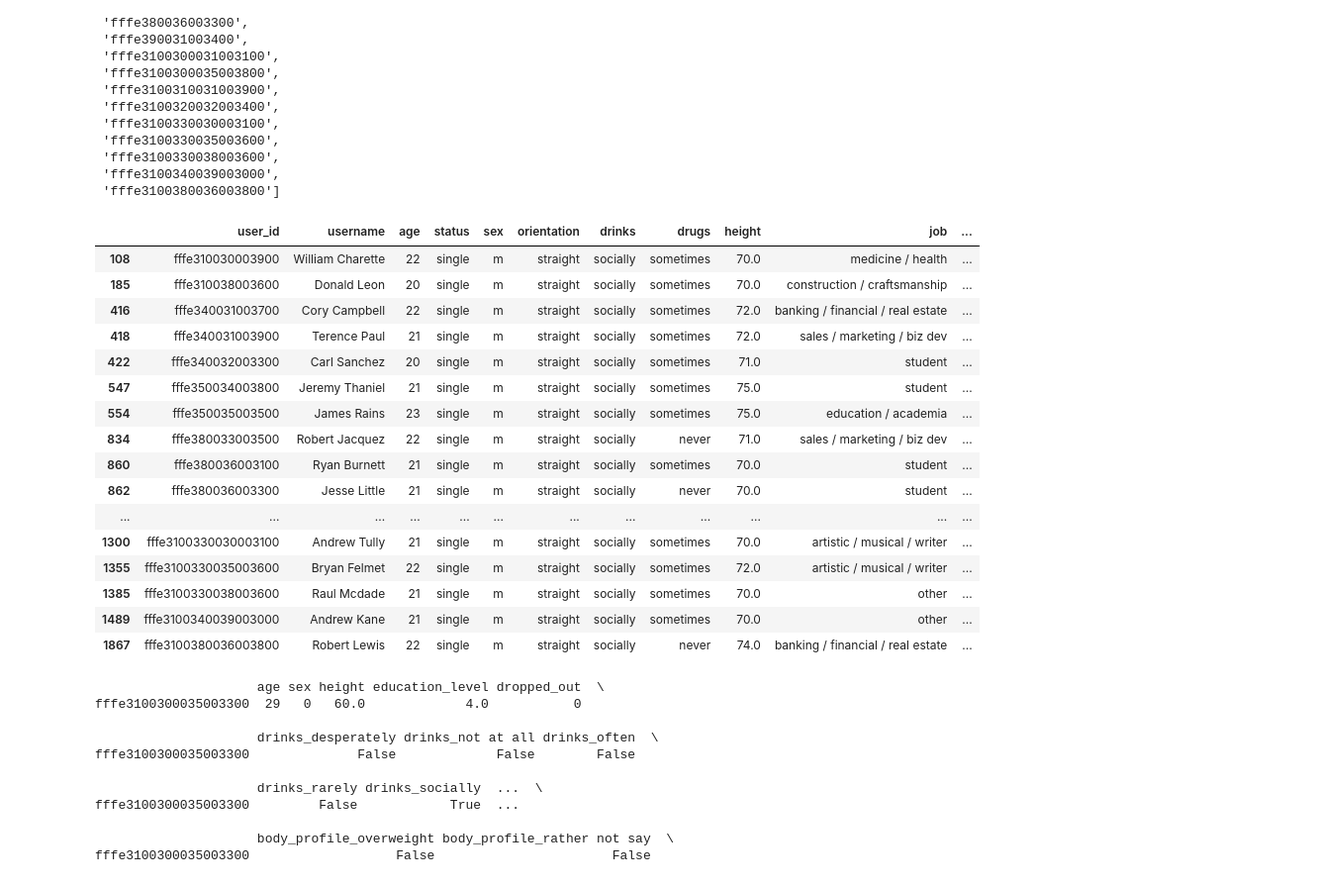
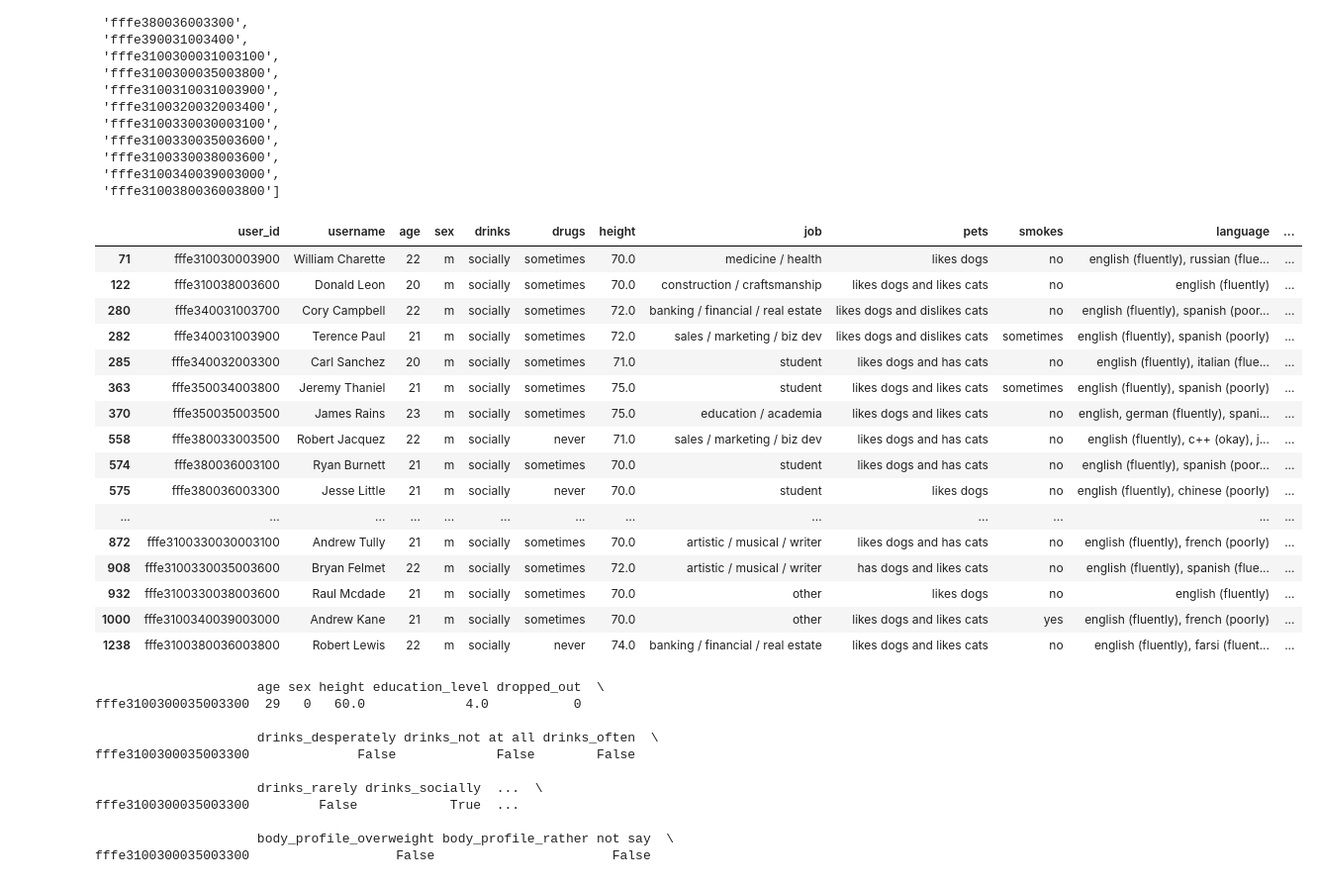
Before and after one commit to shaq31415926/intro-to-ml, a Jupyter notebook: 04Lecture/notebooks/04.3-sh-tinder-recommendations.ipynb, the cells around one changed output. Shown at 99% size. Saved outputs shown, nothing was run; the diff lists cells and outputs as text; code cells hidden in the pictures.

Commit message:
tinder recommendations

```diff
--- a/04Lecture/notebooks/04.3-sh-tinder-recommendations.ipynb
+++ b/04Lecture/notebooks/04.3-sh-tinder-recommendations.ipynb
@@ -183,27 +174,27 @@ user_ids
 # %%
 # read the raw data and get the profiles for the test user:
 
-tinder_data_raw = pd.read_csv("../../03Lecture/data/tinder_data.csv")
+tinder_data_raw = pd.read_csv("../data/tinder_data_filtered.csv")
 
 tinder_data_raw[tinder_data_raw.user_id.isin(user_ids)]
 # %% [output]
-|  | user_id | username | age | status | sex | orientation | drinks | drugs | height | job | ... |
-| 108 | fffe310030003900 | William Charette | 22 | single | m | straight | socially | sometimes | 70.0 | medicine / health | ... |
-| 185 | fffe310038003600 | Donald Leon | 20 | single | m | straight | socially | sometimes | 70.0 | construction / craftsmanship | ... |
-| 416 | fffe340031003700 | Cory Campbell | 22 | single | m | straight | socially | sometimes | 72.0 | banking / financial / real estate | ... |
-| 418 | fffe340031003900 | Terence Paul | 21 | single | m | straight | socially | sometimes | 72.0 | sales / marketing / biz dev | ... |
-| 422 | fffe340032003300 | Carl Sanchez | 20 | single | m | straight | socially | sometimes | 71.0 | student | ... |
-| 547 | fffe350034003800 | Jeremy Thaniel | 21 | single | m | straight | socially | sometimes | 75.0 | student | ... |
-| 554 | fffe350035003500 | James Rains | 23 | single | m | straight | socially | sometimes | 75.0 | education / academia | ... |
-| 834 | fffe380033003500 | Robert Jacquez | 22 | single | m | straight | socially | never | 71.0 | sales / marketing / biz dev | ... |
-| 860 | fffe380036003100 | Ryan Burnett | 21 | single | m | straight | socially | sometimes | 70.0 | student | ... |
-| 862 | fffe380036003300 | Jesse Little | 21 | single | m | straight | socially | never | 70.0 | student | ... |
-| ... | ... | ... | ... | ... | ... | ... | ... | ... | ... | ... | ... |
-| 1300 | fffe3100330030003100 | Andrew Tully | 21 | single | m | straight | socially | sometimes | 70.0 | artistic / musical / writer | ... |
-| 1355 | fffe3100330035003600 | Bryan Felmet | 22 | single | m | straight | socially | sometimes | 72.0 | artistic / musical / writer | ... |
-| 1385 | fffe3100330038003600 | Raul Mcdade | 21 | single | m | straight | socially | sometimes | 70.0 | other | ... |
-| 1489 | fffe3100340039003000 | Andrew Kane | 21 | single | m | straight | socially | sometimes | 70.0 | other | ... |
-| 1867 | fffe3100380036003800 | Robert Lewis | 22 | single | m | straight | socially | never | 74.0 | banking / financial / real estate | ... |
+|  | user_id | username | age | sex | drinks | drugs | height | job | pets | smokes | language | ... |
+| 71 | fffe310030003900 | William Charette | 22 | m | socially | sometimes | 70.0 | medicine / health | likes dogs | no | english (fluently), russian (flue... | ... |
+| 122 | fffe310038003600 | Donald Leon | 20 | m | socially | sometimes | 70.0 | construction / craftsmanship | likes dogs and likes cats | no | english (fluently) | ... |
+| 280 | fffe340031003700 | Cory Campbell | 22 | m | socially | sometimes | 72.0 | banking / financial / real estate | likes dogs and dislikes cats | no | english (fluently), spanish (poor... | ... |
+| 282 | fffe340031003900 | Terence Paul | 21 | m | socially | sometimes | 72.0 | sales / marketing / biz dev | likes dogs and dislikes cats | sometimes | english (fluently), spanish (poorly) | ... |
+| 285 | fffe340032003300 | Carl Sanchez | 20 | m | socially | sometimes | 71.0 | student | likes dogs and has cats | no | english (fluently), italian (flue... | ... |
+| 363 | fffe350034003800 | Jeremy Thaniel | 21 | m | socially | sometimes | 75.0 | student | likes dogs and likes cats | sometimes | english (fluently), spanish (poorly) | ... |
+| 370 | fffe350035003500 | James Rains | 23 | m | socially | sometimes | 75.0 | education / academia | likes dogs and likes cats | no | english, german (fluently), spani... | ... |
+| 558 | fffe380033003500 | Robert Jacquez | 22 | m | socially | never | 71.0 | sales / marketing / biz dev | likes dogs and has cats | no | english (fluently), c++ (okay), j... | ... |
+| 574 | fffe380036003100 | Ryan Burnett | 21 | m | socially | sometimes | 70.0 | student | likes dogs and has cats | no | english (fluently), spanish (poor... | ... |
+| 575 | fffe380036003300 | Jesse Little | 21 | m | socially | never | 70.0 | student | likes dogs | no | english (fluently), chinese (poorly) | ... |
+| ... | ... | ... | ... | ... | ... | ... | ... | ... | ... | ... | ... | ... |
+| 872 | fffe3100330030003100 | Andrew Tully | 21 | m | socially | sometimes | 70.0 | artistic / musical / writer | likes dogs and has cats | no | english (fluently), french (poorly) | ... |
+| 908 | fffe3100330035003600 | Bryan Felmet | 22 | m | socially | sometimes | 72.0 | artistic / musical / writer | has dogs and likes cats | no | english (fluently), spanish (flue... | ... |
+| 932 | fffe3100330038003600 | Raul Mcdade | 21 | m | socially | sometimes | 70.0 | other | likes dogs | no | english (fluently) | ... |
+| 1000 | fffe3100340039003000 | Andrew Kane | 21 | m | socially | sometimes | 70.0 | other | likes dogs and likes cats | yes | english (fluently), french (poorly) | ... |
+| 1238 | fffe3100380036003800 | Robert Lewis | 22 | m | socially | never | 74.0 | banking / financial / real estate | likes dogs and likes cats | no | english (fluently), farsi (fluent... | ... |
 # %%
 # apply any known personal preference of the user
 # %%
```
Also changed, not shown: parts of 2 cells of this notebook.
